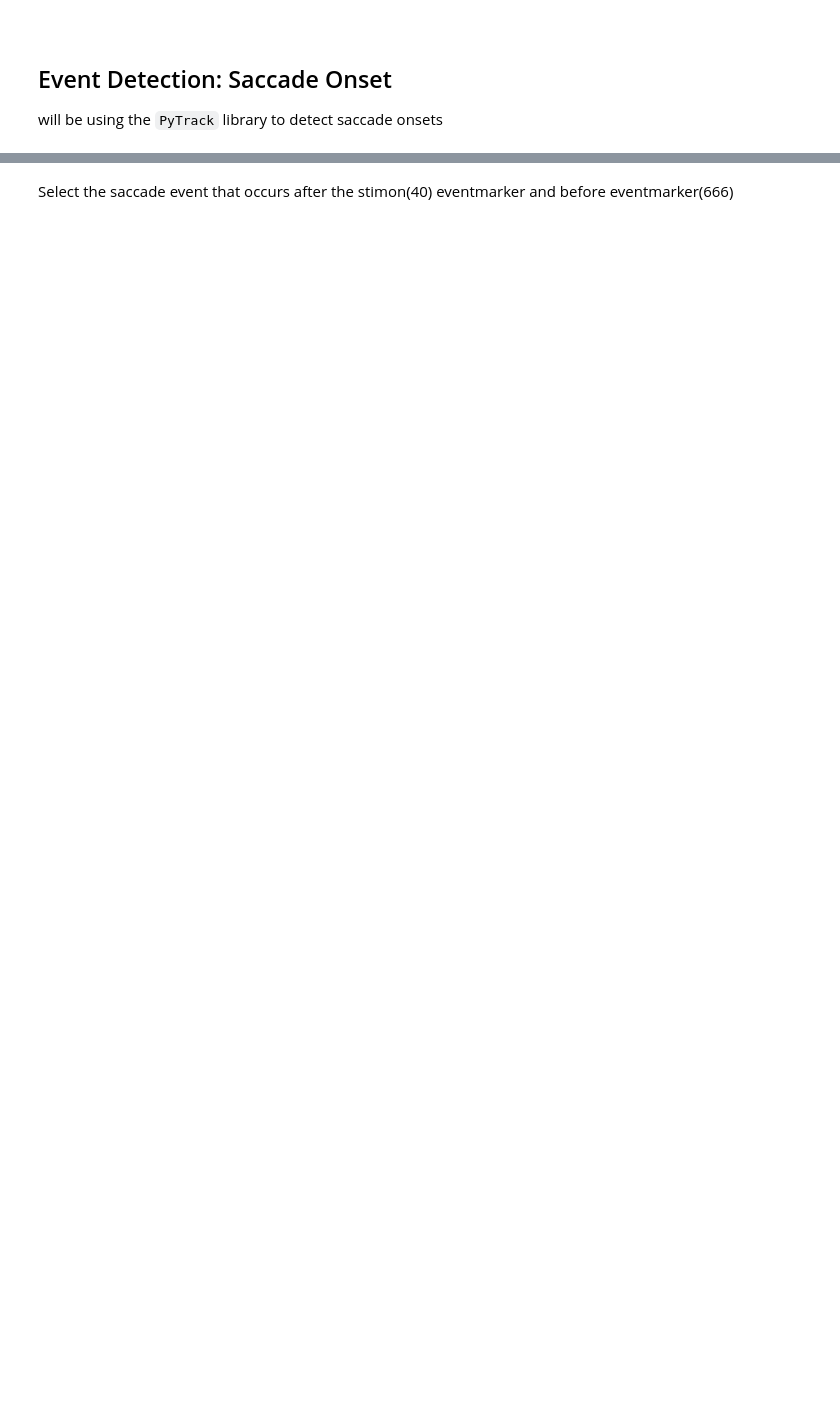
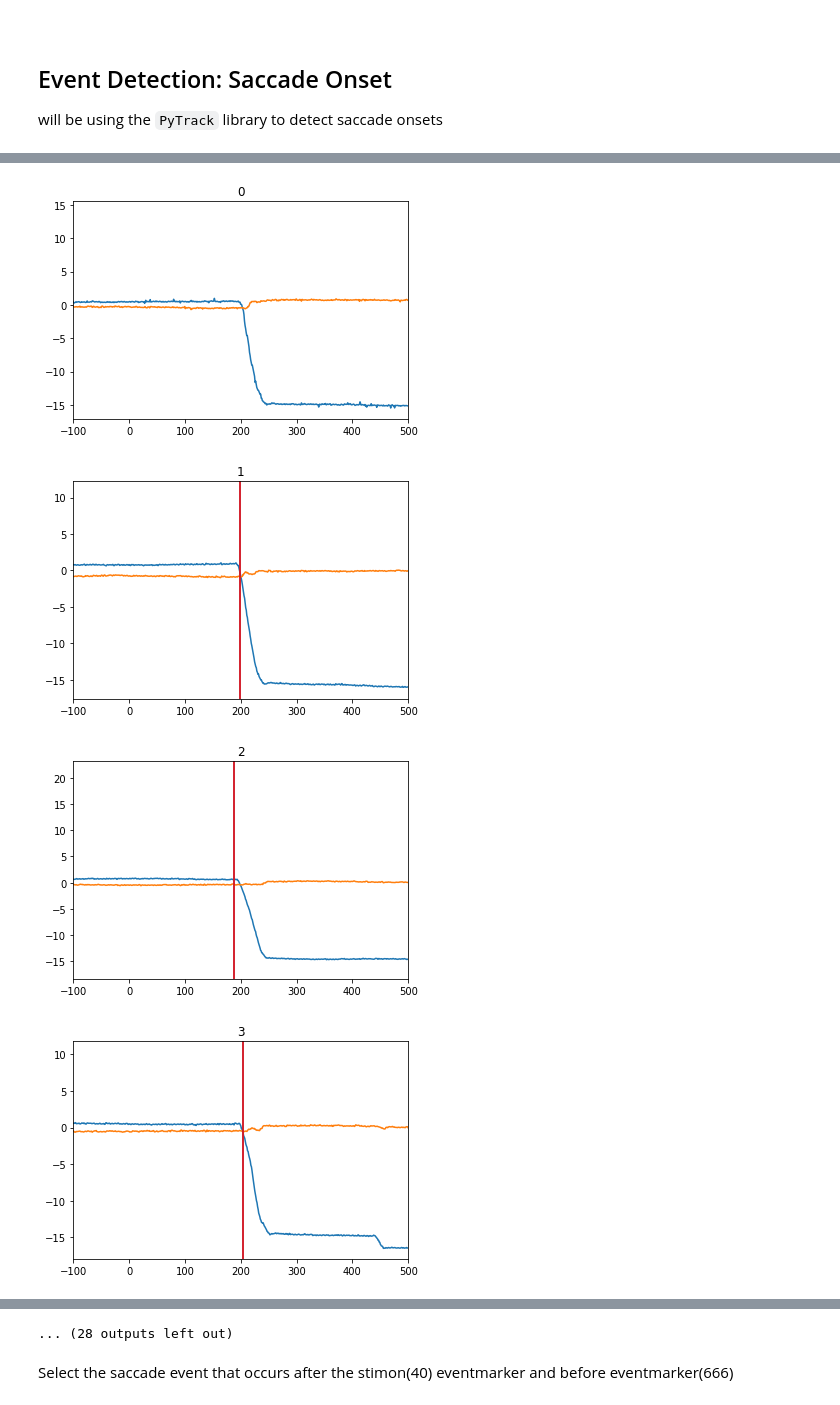
Before and after one commit to SmilodonCub/linArray, a Jupyter notebook: linArray_notebook.ipynb, the cells around one changed output, grey strips where cells are left out. Drawn from its saved outputs; the diff is of its cells as text; code cells hidden in the pictures; blank space fills up the shorter version.

```diff
--- a/linArray_notebook.ipynb
+++ b/linArray_notebook.ipynb
@@ -594,8 +613,8 @@ path = "/home/bonzilla/Documents/ScienceLife/linArray/bhv_083018/"
 
 #bhvPath = path + "180830_Peanut_delayedSaccadeTask_2016_6_8(1)(1).mat" #holds 22 trials, 14 correct trials Track2 RF mapping
 #bhvPath = path + "180830_Peanut_delayedSaccadeTask_2016_6_8(1)(2).mat" #holds 52 trials, 41 correct trials Track2 RF+180
-bhvPath = path + "180830_Peanut_delayedSaccadeTask_2016_6_8(1)(3).mat" #holds 82 trials, 70 correct trials ???
-#bhvPath = path + "180830_Peanut_delayedSaccadeTask_2016_6_8(1).mat" #holds 152 trials, 64 correct trials Track1?
+#bhvPath = path + "180830_Peanut_delayedSaccadeTask_2016_6_8(1)(3).mat" #holds 82 trials, 70 correct trials ???
+bhvPath = path + "180830_Peanut_delayedSaccadeTask_2016_6_8(1).mat" #holds 152 trials, 64 correct trials Track1?
 bhvMat = loadmat( bhvPath )
 # %%
 print( type( bhvMat ) )
@@ -719,0 +802,4 @@ Peanut_delayedSaccadeTask_2016_6_8_1_1_BHV_correct.head()
+# %%
+# select from row6 on to row27 reindex
+bhv_180 = Peanut_delayedSaccadeTask_2016_6_8_1_1_BHV_correct[6: 27].reset_index(drop=True)
+bhv_180.shape
@@ -727,7 +815,7 @@ def mergeBehavioralColumn( neural_df, bhv_df, bhv_target_column_list ):
     """
     concatenate a column from a bhv_df to a neural_df
     """
-    neuralc = neural_df.copy().reset_index()
+    neuralc = neural_df.copy().reset_index(drop=True)
     for feature in bhv_target_column_list:
         neuralc[ feature ] = bhv_df[ feature ]
 
@@ -735,8 +823,8 @@ def mergeBehavioralColumn( neural_df, bhv_df, bhv_target_column_list ):
 # %%
 column_list = [ 'AnalogEyeData', 'bhv_code30', 'bhv_code40', 'bhv_code666' ]
 Peanut_delayedSaccadeTask_2016_6_8_1_1_merged = mergeBehavioralColumn(
-    Peanut_delayedSaccadeTask_2016_6_8_1_1_dSacctrials_align,
-    Peanut_delayedSaccadeTask_2016_6_8_1_1_BHV_correct,
+    t1_180,
+    bhv_180,
     column_list )
 
-Peanut_delayedSaccadeTask_2016_6_8_1_1_merged.head()
+Peanut_delayedSaccadeTask_2016_6_8_1_1_merged
@@ -805,27 +960,32 @@ plt.show()
 # %%
 import time
 
-for tidx in range(0,70):
+for tidx in range(0,40):
     trial = tidx
     s, es = et.saccade_detection( Peanut_delayedSaccadeTask_2016_6_8_1_1_merged[ 'X_eye' ][trial],
                              Peanut_delayedSaccadeTask_2016_6_8_1_1_merged[ 'Y_eye' ][trial],
                              np.arange( 0, len( Peanut_delayedSaccadeTask_2016_6_8_1_1_merged[ 'Y_eye' ][trial]) ) -
                              Peanut_delayedSaccadeTask_2016_6_8_1_1_merged[ 'bhv_code40' ][trial],
-                             minlen=5, maxvel=50)
+                             minlen=10, maxvel=45)
 
     dthresh = 10
 
     traceplot = eyetrace4trials( Peanut_delayedSaccadeTask_2016_6_8_1_1_merged, 'bhv_code40', trial, trial+1 )
     for sacc in es:
         #eDistance = math.dist([sacc[3], sacc[4]], [sacc[5], sacc[6]])
         coord_dist = math.sqrt( ((sacc[3] - sacc[5])**2)+((sacc[4] - sacc[6])**2) )
         #print( coord_dist )
         if coord_dist > dthresh:
             plt.axvline(x=sacc[0])
             if sacc[0] > 0 and sacc[0] < ( Peanut_delayedSaccadeTask_2016_6_8_1_1_merged[ 'bhv_code666' ][trial][0] -
                                       Peanut_delayedSaccadeTask_2016_6_8_1_1_merged[ 'bhv_code40' ][trial][0] ):
                 plt.axvline(x=sacc[0], color = 'red' )
     plt.xlim([-100, 500])
     plt.title( trial )
     plt.show(traceplot)
     time.sleep(0.5)
+# %% [output]
+[figure, added]
+[figure, added]
+[figure, added]
+[figure, added]
@@ -832,3 +1000,4 @@ for tidx in range(0,70):
+... (28 outputs left out)
 # %% [markdown]
 Select the saccade event that occurs after the stimon(40) eventmarker and before eventmarker(666)
 # %%
```
Also changed, not shown: parts of 44 cells of this notebook, 2 other files.
